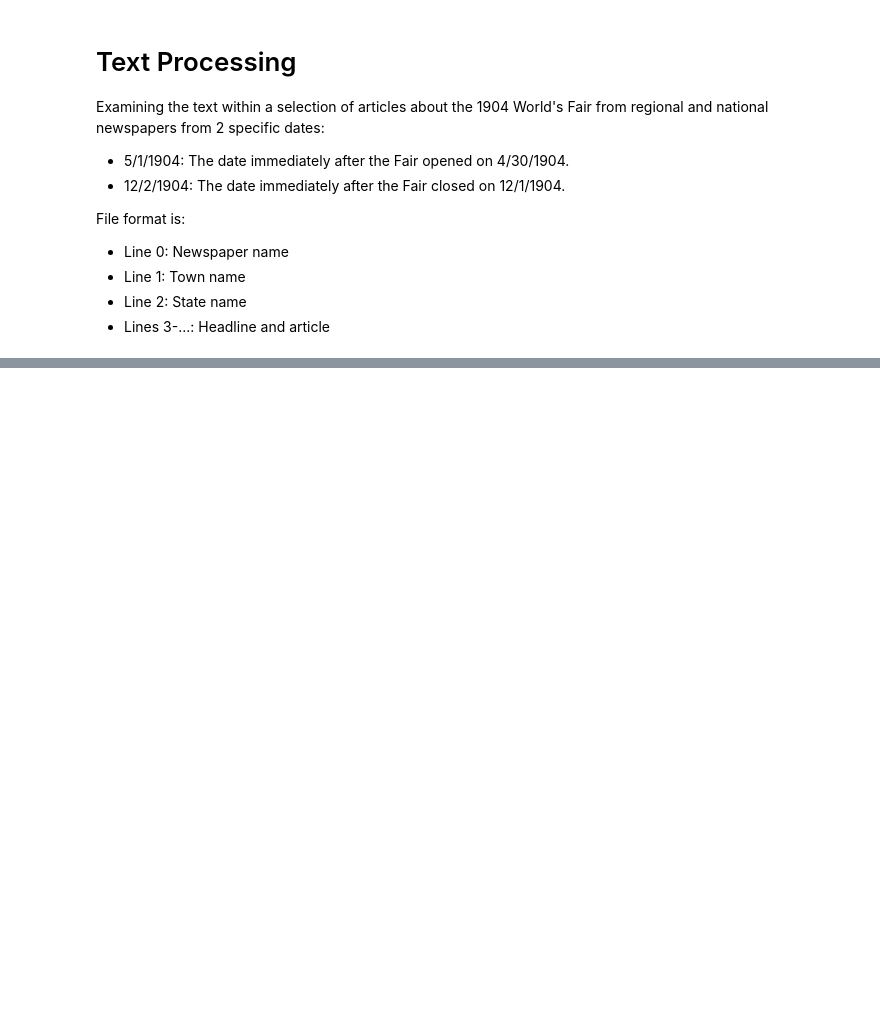
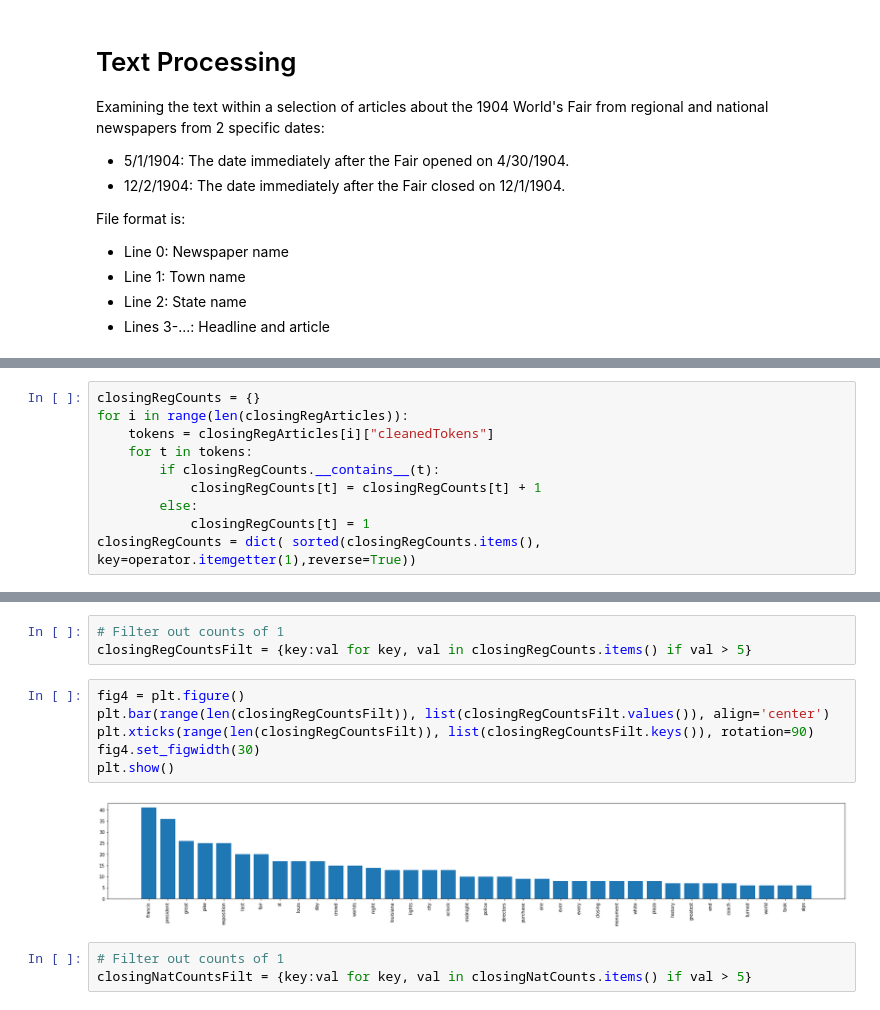
Before and after one commit to hannahanderson22/amcs336fl21, a Jupyter notebook: TextProcessing.ipynb, the cells around one changed output, grey strips where cells are left out. Saved outputs shown, nothing was run; the diff lists cells and outputs as text; blank space fills up the shorter version.

```diff
--- a/TextProcessing.ipynb
+++ b/TextProcessing.ipynb
@@ -38,0 +233,10 @@ closingNatDir = closingDir + '/regional'
+# %%
+closingRegCounts = {}
+for i in range(len(closingRegArticles)):
+    tokens = closingRegArticles[i]["cleanedTokens"]
+    for t in tokens:
+        if closingRegCounts.__contains__(t):
+            closingRegCounts[t] = closingRegCounts[t] + 1
+        else:
+            closingRegCounts[t] = 1
+closingRegCounts = dict( sorted(closingRegCounts.items(), key=operator.itemgetter(1),reverse=True))
@@ -38,0 +310,14 @@ closingNatDir = closingDir + '/regional'
+# %%
+# Filter out counts of 1
+closingRegCountsFilt = {key:val for key, val in closingRegCounts.items() if val > 5}
+# %%
+fig4 = plt.figure()
+plt.bar(range(len(closingRegCountsFilt)), list(closingRegCountsFilt.values()), align='center')
+plt.xticks(range(len(closingRegCountsFilt)), list(closingRegCountsFilt.keys()), rotation=90)
+fig4.set_figwidth(30)
+plt.show()
+# %% [output]
+[figure, added]
+# %%
+# Filter out counts of 1
+closingNatCountsFilt = {key:val for key, val in closingNatCounts.items() if val > 5}
```
Also changed, not shown: parts of 47 cells of this notebook, 15 other files.
